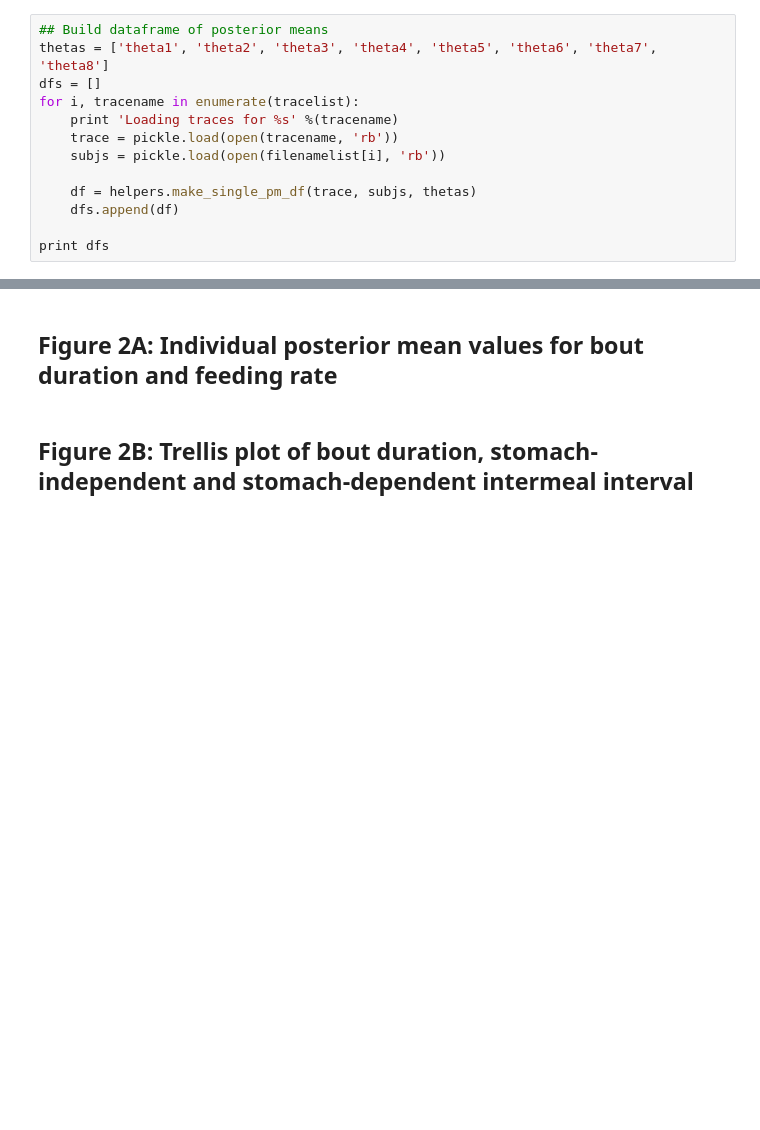
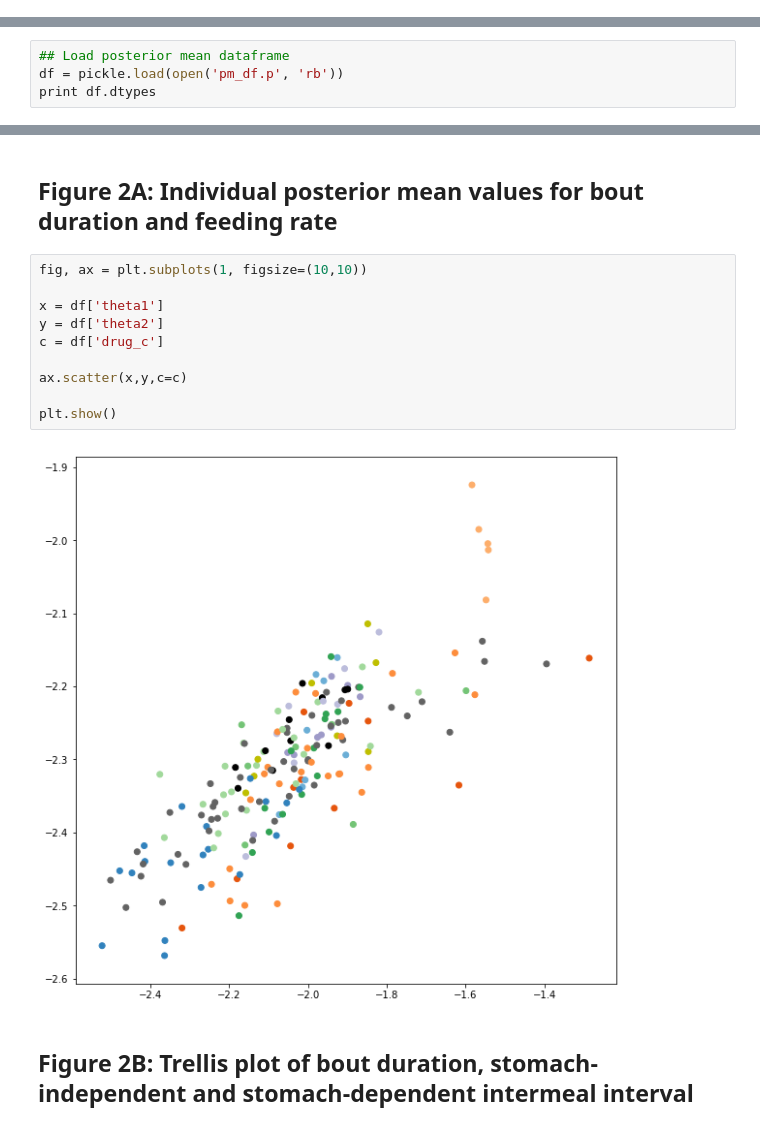
Before and after one commit to tomMcGrath/bayesian_feeding, a Jupyter notebook: Figure2.ipynb, the cells around one changed output, grey strips where cells are left out. Saved outputs shown, nothing was run; the diff lists cells and outputs as text; blank space fills up the shorter version.

Commit message:
Figures 1 and 2 complete

```diff
--- a/Figure2.ipynb
+++ b/Figure2.ipynb
@@ -27,13 +19,0 @@ for trace in tracelist:
-# %%
-## Build dataframe of posterior means
-thetas = ['theta1', 'theta2', 'theta3', 'theta4', 'theta5', 'theta6', 'theta7', 'theta8']
-dfs = []
-for i, tracename in enumerate(tracelist):
-    print 'Loading traces for %s' %(tracename)
-    trace = pickle.load(open(tracename, 'rb'))
-    subjs = pickle.load(open(filenamelist[i], 'rb'))
-
-    df = helpers.make_single_pm_df(trace, subjs, thetas)
-    dfs.append(df)
-
-print dfs
@@ -42,0 +20,4 @@ KeyboardInterrupt: (None, <function _reconstructor at 0x...>, (<class 'pymc3.mod
+# %%
+## Load posterior mean dataframe
+df = pickle.load(open('pm_df.p', 'rb'))
+print df.dtypes
@@ -43,4 +45,16 @@ KeyboardInterrupt: (None, <function _reconstructor at 0x...>, (<class 'pymc3.mod
 # %% [markdown]
 ## Figure 2A: Individual posterior mean values for bout duration and feeding rate
+# %%
+fig, ax = plt.subplots(1, figsize=(10,10))
+
+x = df['theta1']
+y = df['theta2']
+c = df['drug_c']
+
+ax.scatter(x,y,c=c)
+
+plt.show()
+# %% [output]
+[figure, added]
 # %% [markdown]
 ## Figure 2B: Trellis plot of bout duration, stomach-independent and stomach-dependent intermeal interval
```
Also changed, not shown: parts of 6 cells of this notebook, 4 other files.
